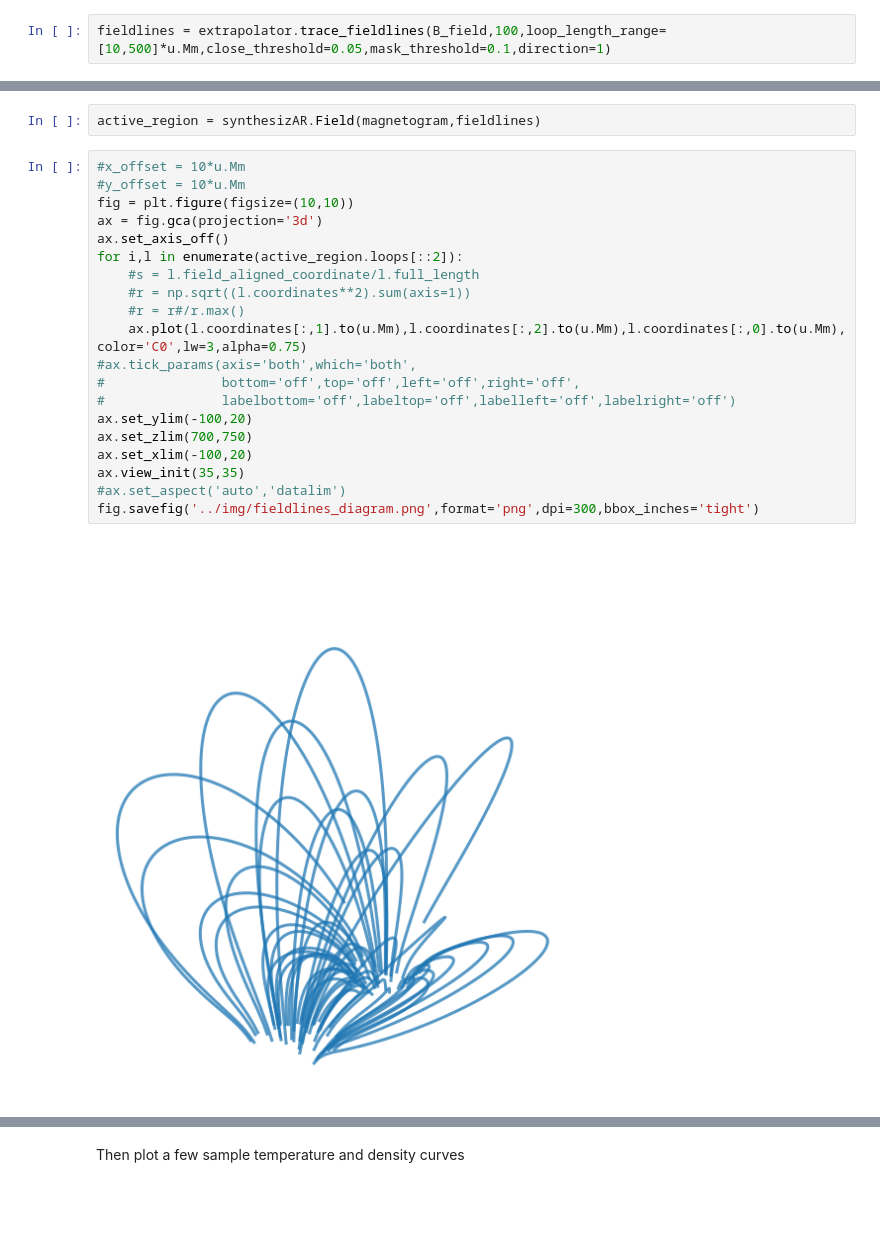
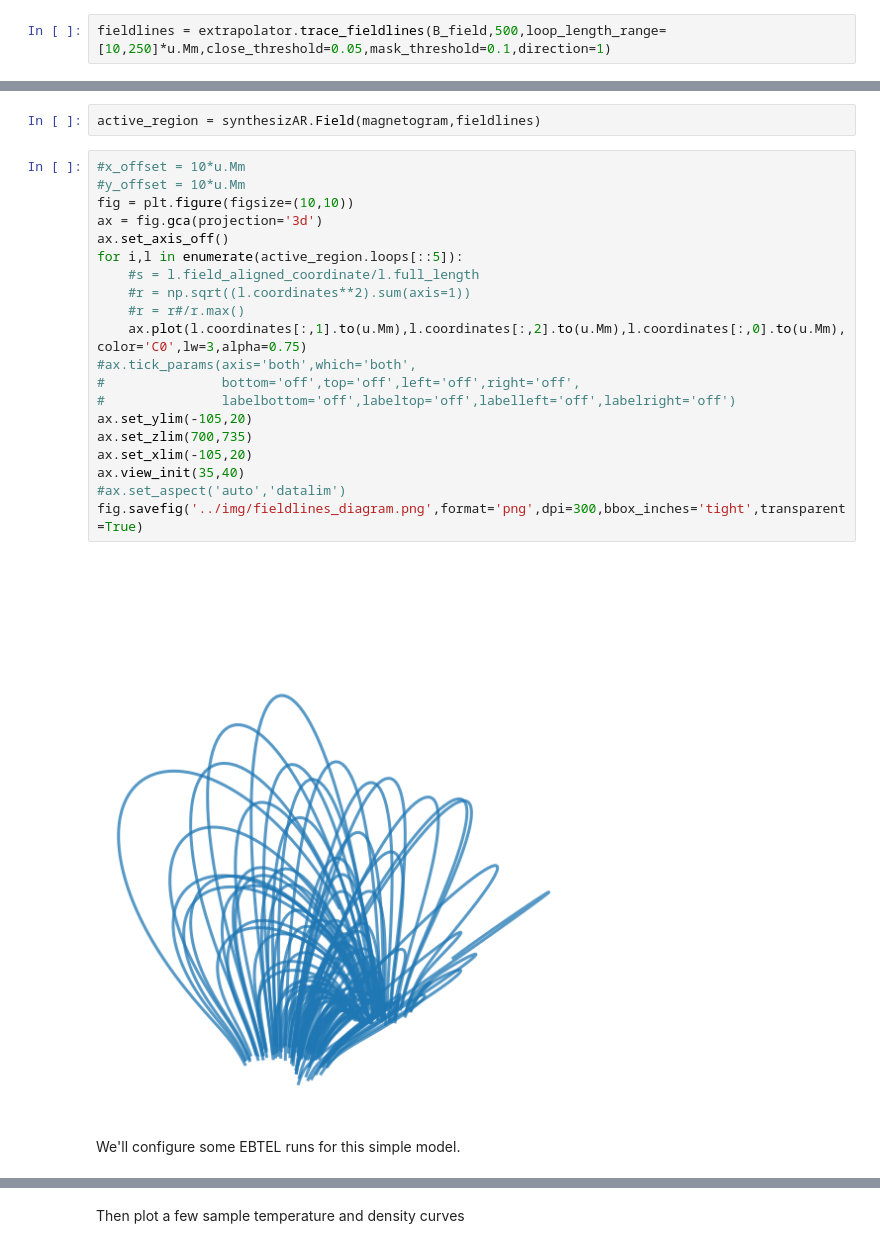
Before and after one commit to wtbarnes/tess-2018-talk, a Jupyter notebook: notebooks/diagram.ipynb, the cells around one changed output, grey strips where cells are left out. Saved outputs shown, nothing was run; the diff lists cells and outputs as text; blank space fills up the shorter version.

```diff
--- a/notebooks/diagram.ipynb
+++ b/notebooks/diagram.ipynb
@@ -138,5 +152,5 @@ fig.savefig('../img/extrapolation_diagram.png',format='png',dpi=300,bbox_inches=
 # %% [markdown]
 Then plot a few sample fieldlines
 # %%
-fieldlines = extrapolator.trace_fieldlines(B_field,100,loop_length_range=[10,500]*u.Mm,close_threshold=0.05,mask_threshold=0.1,direction=1)
+fieldlines = extrapolator.trace_fieldlines(B_field,500,loop_length_range=[10,250]*u.Mm,close_threshold=0.05,mask_threshold=0.1,direction=1)
 # %% [output]
@@ -157,22 +175,24 @@ active_region = synthesizAR.Field(magnetogram,fieldlines)
 # %%
 #x_offset = 10*u.Mm
 #y_offset = 10*u.Mm
 fig = plt.figure(figsize=(10,10))
 ax = fig.gca(projection='3d')
 ax.set_axis_off()
-for i,l in enumerate(active_region.loops[::2]):
+for i,l in enumerate(active_region.loops[::5]):
     #s = l.field_aligned_coordinate/l.full_length
     #r = np.sqrt((l.coordinates**2).sum(axis=1))
     #r = r#/r.max()
     ax.plot(l.coordinates[:,1].to(u.Mm),l.coordinates[:,2].to(u.Mm),l.coordinates[:,0].to(u.Mm), color='C0',lw=3,alpha=0.75)
 #ax.tick_params(axis='both',which='both',
 #               bottom='off',top='off',left='off',right='off',
 #               labelbottom='off',labeltop='off',labelleft='off',labelright='off')
-ax.set_ylim(-100,20)
-ax.set_zlim(700,750)
-ax.set_xlim(-100,20)
-ax.view_init(35,35)
+ax.set_ylim(-105,20)
+ax.set_zlim(700,735)
+ax.set_xlim(-105,20)
+ax.view_init(35,40)
 #ax.set_aspect('auto','datalim')
-fig.savefig('../img/fieldlines_diagram.png',format='png',dpi=300,bbox_inches='tight')
+fig.savefig('../img/fieldlines_diagram.png',format='png',dpi=300,bbox_inches='tight',transparent=True)
 # %% [output]
-[figure, old version]
+[figure, new version]
+# %% [markdown]
+We'll configure some EBTEL runs for this simple model.
```
Also changed, not shown: parts of 25 cells of this notebook, 4 other files.
